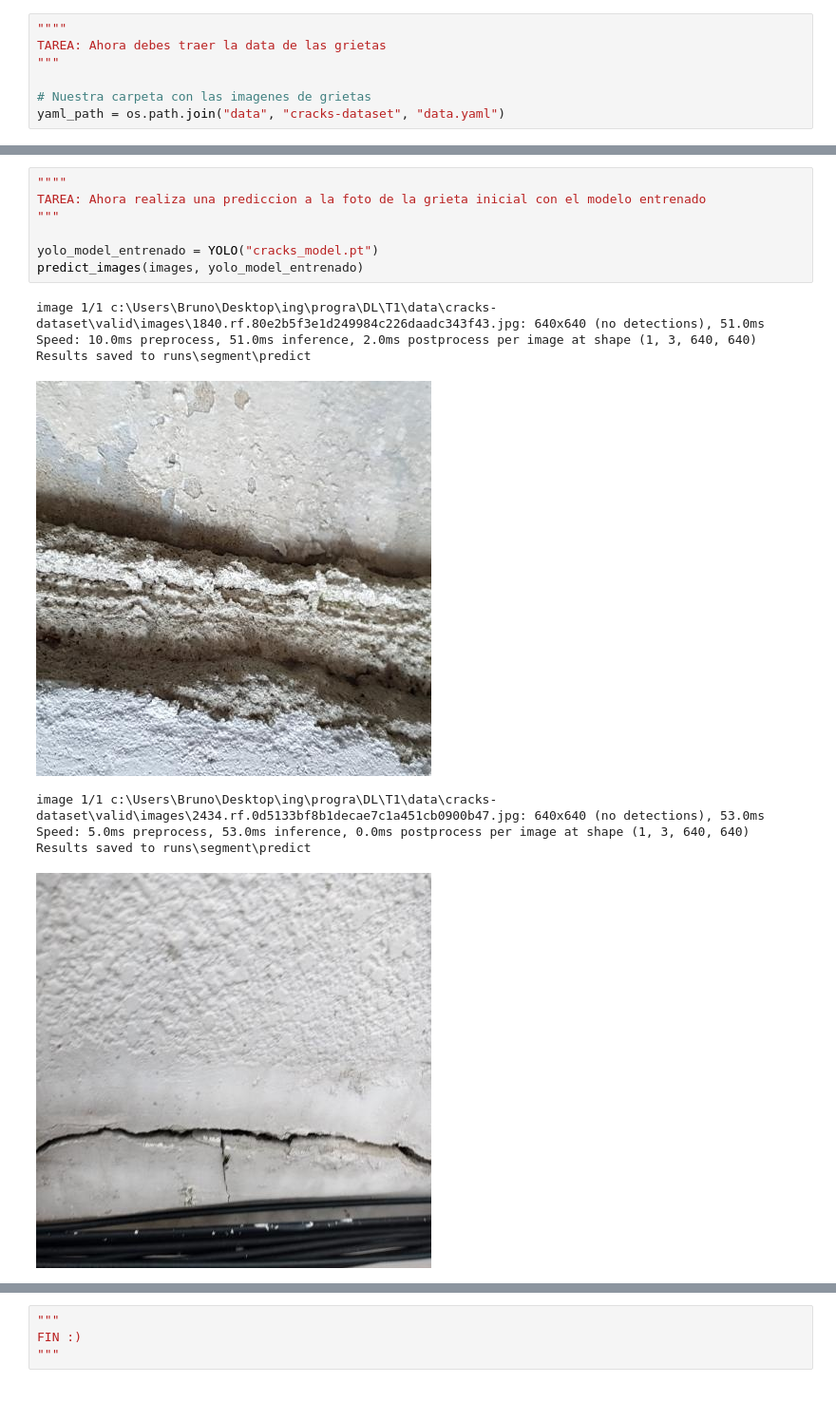
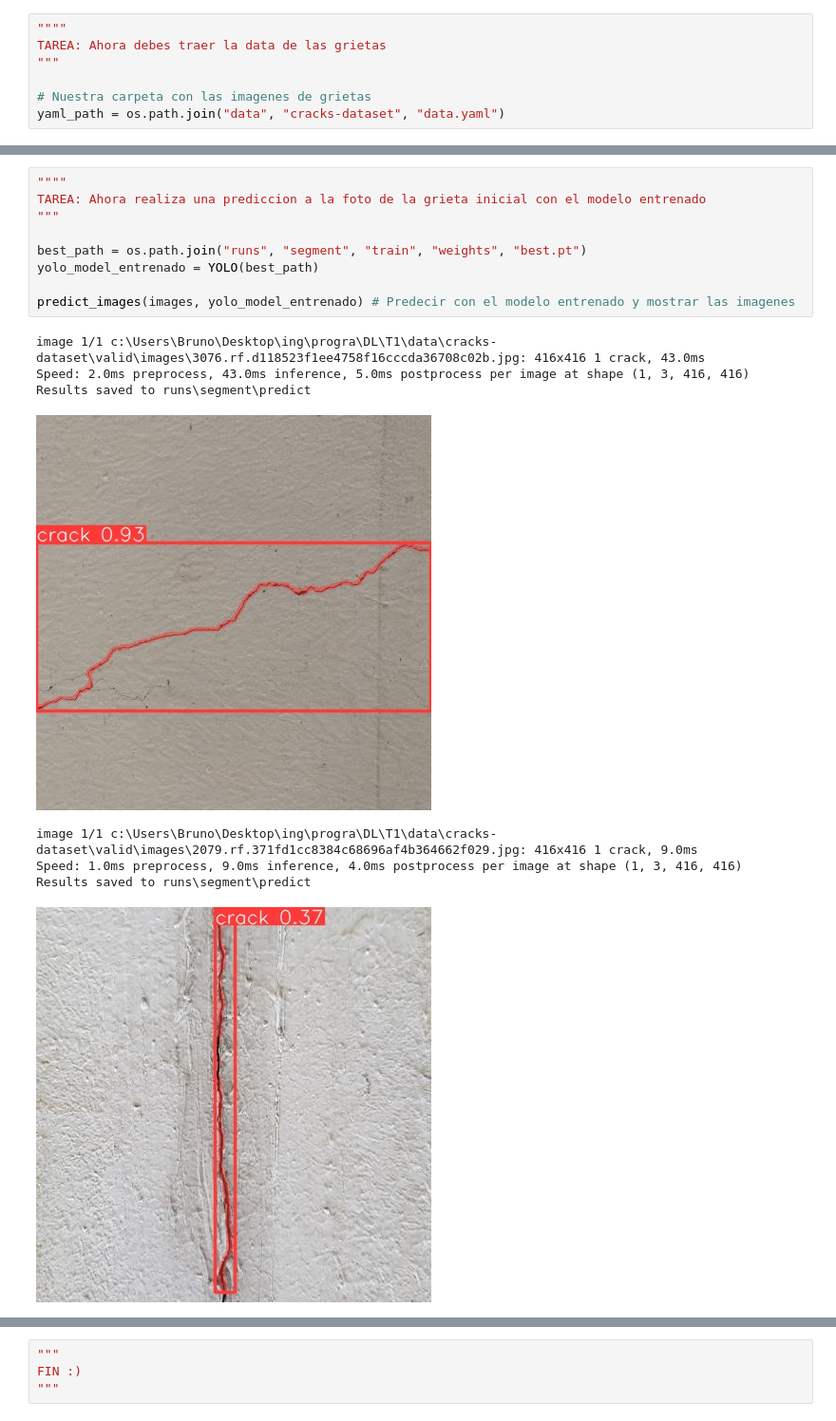
Before and after one commit to BrunoFarfan/DeepLearning, a Jupyter notebook: T1/T1_BrunoFarfan.ipynb, the cells around one changed output, grey strips where cells are left out. Shown at 95% size. Cells and saved outputs as stored; diff of their text form.

```diff
--- a/T1/T1_BrunoFarfan.ipynb
+++ b/T1/T1_BrunoFarfan.ipynb
@@ -815,16 +803,18 @@ display(Image(os.path.join("runs", "segment", "train", "train_batch0.jpg")))
 # %%
 """"
 TAREA: Ahora realiza una prediccion a la foto de la grieta inicial con el modelo entrenado
 """
 
-yolo_model_entrenado = YOLO("cracks_model.pt")
-predict_images(images, yolo_model_entrenado)
+best_path = os.path.join("runs", "segment", "train", "weights", "best.pt")
+yolo_model_entrenado = YOLO(best_path)
+
+predict_images(images, yolo_model_entrenado) # Predecir con el modelo entrenado y mostrar las imagenes
 # %% [output]
-image 1/1 c:\Users\Bruno\Desktop\ing\progra\DL\T1\data\cracks-dataset\valid\images\1840.rf.80e2b5f3e1d249984c226daadc343f43.jpg: 640x640 (no detections), 51.0ms
-Speed: 10.0ms preprocess, 51.0ms inference, 2.0ms postprocess per image at shape (1, 3, 640, 640)
+image 1/1 c:\Users\Bruno\Desktop\ing\progra\DL\T1\data\cracks-dataset\valid\images\3076.rf.d118523f1ee4758f16cccda36708c02b.jpg: 416x416 1 crack, 43.0ms
+Speed: 2.0ms preprocess, 43.0ms inference, 5.0ms postprocess per image at shape (1, 3, 416, 416)
 Results saved to runs\segment\predict
-[figure, old version]
+[figure, new version]
-image 1/1 c:\Users\Bruno\Desktop\ing\progra\DL\T1\data\cracks-dataset\valid\images\2434.rf.0d5133bf8b1decae7c1a451cb0900b47.jpg: 640x640 (no detections), 53.0ms
-Speed: 5.0ms preprocess, 53.0ms inference, 0.0ms postprocess per image at shape (1, 3, 640, 640)
+image 1/1 c:\Users\Bruno\Desktop\ing\progra\DL\T1\data\cracks-dataset\valid\images\2079.rf.371fd1cc8384c68696af4b364662f029.jpg: 416x416 1 crack, 9.0ms
+Speed: 1.0ms preprocess, 9.0ms inference, 4.0ms postprocess per image at shape (1, 3, 416, 416)
 Results saved to runs\segment\predict
-[figure, old version]
+[figure, new version]
```
Also changed, not shown: parts of 12 cells of this notebook, 2 other files.
